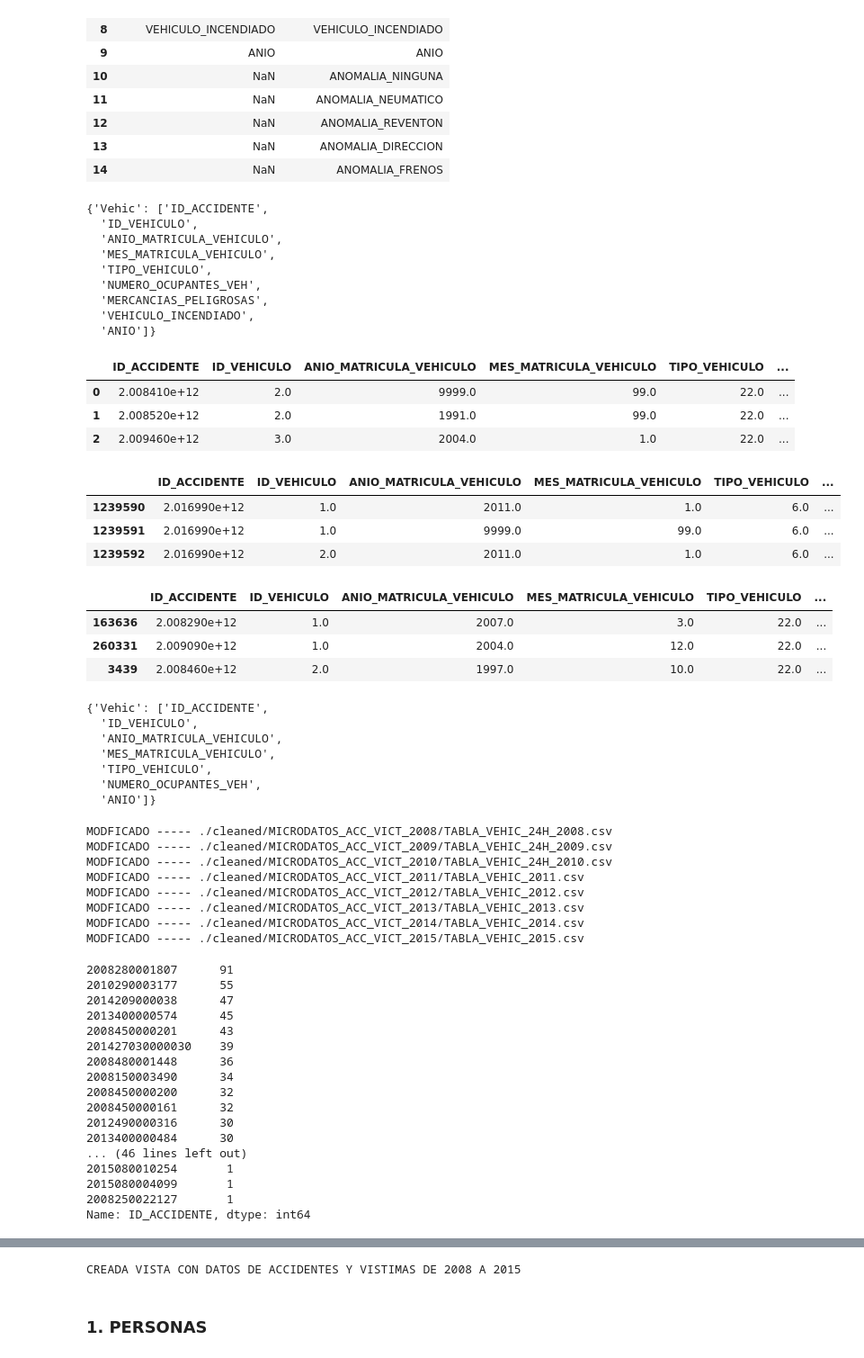
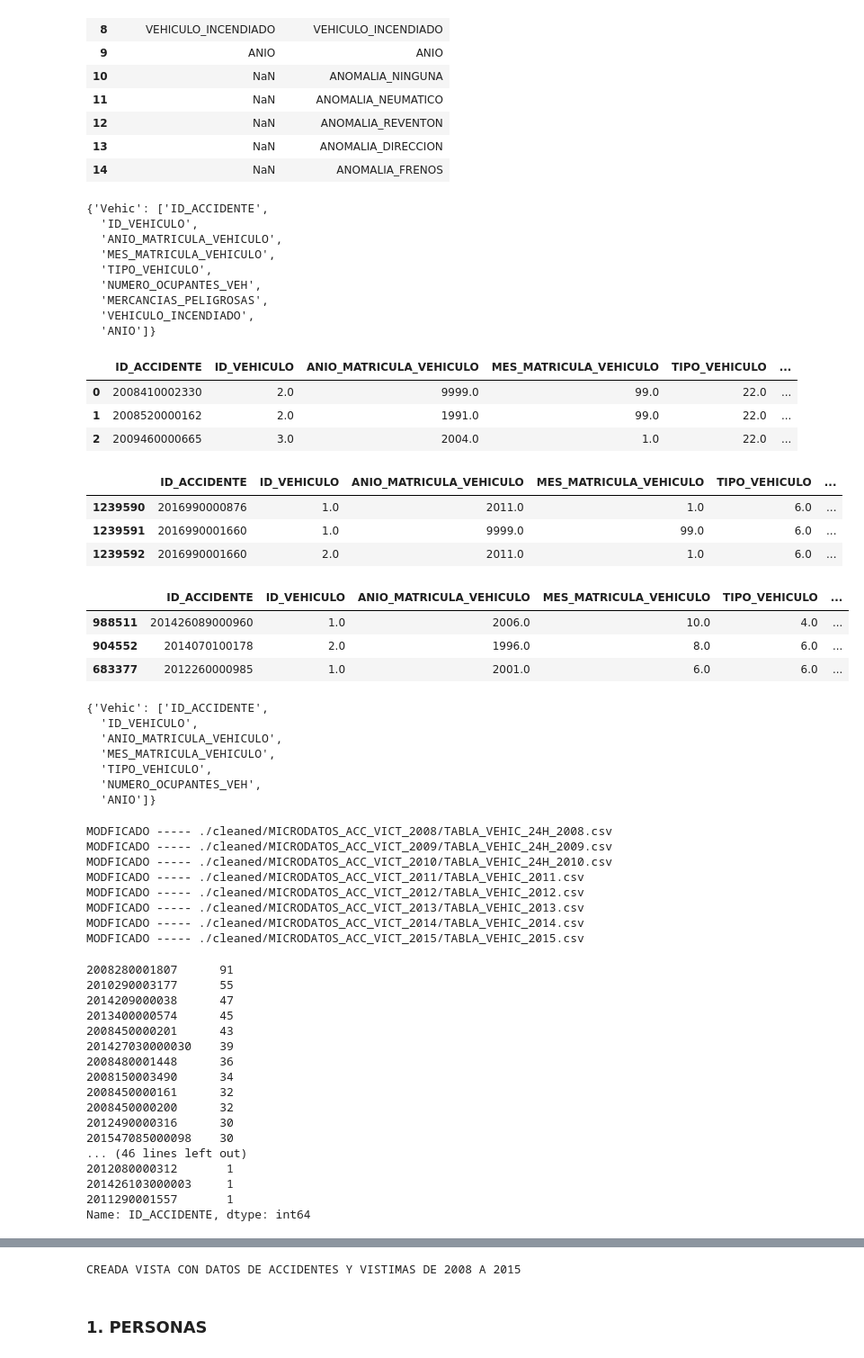
Before and after one commit to Rafaelmdcd/TFM_Kschool_Rafa_Martinez, a Jupyter notebook: TFM_DGT.ipynb, the cells around one changed output, grey strips where cells are left out. Shown: that part at 90% size. Drawn from its saved outputs; the diff is of its cells as text; code cells hidden in the pictures.

```diff
--- a/TFM_DGT.ipynb
+++ b/TFM_DGT.ipynb
@@ -386,7 +386,7 @@ df_all_years=pd.DataFrame(index=None, columns=dic_all_headers['Vehic'])
 
 #Cargo cada csv y concateno
 for file in dic_all_files['Vehic']:
-    df_vehic=pd.read_csv(file,delimiter=';',usecols=dic_all_headers['Vehic'],encoding="ISO-8859-1")
+    df_vehic=pd.read_csv(file,delimiter=';',usecols=dic_all_headers['Vehic'],encoding="ISO-8859-1",dtype={'ID_ACCIDENTE': object})
     #relleno los nulos con 999
     df_vehic.fillna(999,inplace=True)
     df_all_years=pd.concat([df_all_years,df_vehic],ignore_index=True)
@@ -419,51 +419,52 @@ dic_all_headers
 df_all_years=pd.DataFrame(index=None, columns=dic_all_headers['Vehic'])
 
 for file in dic_all_files['Vehic']:
-    df_vehic=pd.read_csv(file,delimiter=';',usecols=dic_all_headers['Vehic'],encoding="ISO-8859-1")
+    df_vehic=pd.read_csv(file,delimiter=';',usecols=dic_all_headers['Vehic'],encoding="ISO-8859-1",dtype={'ID_ACCIDENTE': object})
     #relleno los nulos con 999
     df_vehic.fillna(999,inplace=True)
     for col in df_vehic.columns:
         if df_vehic[col].dtype !='O':
             df_vehic.ix[(df_vehic[col]==999), col]=df_vehic[col][df_vehic[col]!=999].median()
 
 
     df_vehic.to_csv(file,index=False,sep=";",encoding="ISO-8859-1")
     df_all_years=pd.concat([df_all_years,df_vehic],ignore_index=True)
     print("MODFICADO ----- "+file)
 
+
 #Convierto tambien los numericos de la vista tipo float a enteros
 #Compruebo que me ha sustituido correctamente los 999 por la mediana.
 for col in df_all_years.columns:
-        if df_all_years[col].dtype !='O':
-            df_all_years[col]=df_all_years[col].astype(int)
-            df_all_years[col].value_counts(dropna=False)
+    if df_all_years[col].dtype !='O':
+        df_all_years[col]=df_all_years[col].astype(int)
+    df_all_years[col].value_counts(dropna=False)
 
 
 df_all_years.to_csv("./cleaned/view_vehic_08_15.csv",index=False,sep=";",encoding="ISO-8859-1")
 print("CREADA VISTA CON DATOS DE ACCIDENTES Y VISTIMAS DE 2008 A 2015")
 ########   FIN DEL PROCESAMIENTO DE LOS DATASET DE VEHICULOS #########
 # %% [output]
 {'Vehic': ['ID_ACCIDENTE',
   'ID_VEHICULO',
   'ANIO_MATRICULA_VEHICULO',
   'MES_MATRICULA_VEHICULO',
   'TIPO_VEHICULO',
   'NUMERO_OCUPANTES_VEH',
   'MERCANCIAS_PELIGROSAS',
   'VEHICULO_INCENDIADO',
   'ANIO']}
 |  | ID_ACCIDENTE | ID_VEHICULO | ANIO_MATRICULA_VEHICULO | MES_MATRICULA_VEHICULO | TIPO_VEHICULO | ... |
-| 0 | 2.008410e+12 | 2.0 | 9999.0 | 99.0 | 22.0 | ... |
-| 1 | 2.008520e+12 | 2.0 | 1991.0 | 99.0 | 22.0 | ... |
-| 2 | 2.009460e+12 | 3.0 | 2004.0 | 1.0 | 22.0 | ... |
+| 0 | 2008410002330 | 2.0 | 9999.0 | 99.0 | 22.0 | ... |
+| 1 | 2008520000162 | 2.0 | 1991.0 | 99.0 | 22.0 | ... |
+| 2 | 2009460000665 | 3.0 | 2004.0 | 1.0 | 22.0 | ... |
 |  | ID_ACCIDENTE | ID_VEHICULO | ANIO_MATRICULA_VEHICULO | MES_MATRICULA_VEHICULO | TIPO_VEHICULO | ... |
-| 1239590 | 2.016990e+12 | 1.0 | 2011.0 | 1.0 | 6.0 | ... |
-| 1239591 | 2.016990e+12 | 1.0 | 9999.0 | 99.0 | 6.0 | ... |
-| 1239592 | 2.016990e+12 | 2.0 | 2011.0 | 1.0 | 6.0 | ... |
+| 1239590 | 2016990000876 | 1.0 | 2011.0 | 1.0 | 6.0 | ... |
+| 1239591 | 2016990001660 | 1.0 | 9999.0 | 99.0 | 6.0 | ... |
+| 1239592 | 2016990001660 | 2.0 | 2011.0 | 1.0 | 6.0 | ... |
 |  | ID_ACCIDENTE | ID_VEHICULO | ANIO_MATRICULA_VEHICULO | MES_MATRICULA_VEHICULO | TIPO_VEHICULO | ... |
-| 163636 | 2.008290e+12 | 1.0 | 2007.0 | 3.0 | 22.0 | ... |
-| 260331 | 2.009090e+12 | 1.0 | 2004.0 | 12.0 | 22.0 | ... |
-| 3439 | 2.008460e+12 | 2.0 | 1997.0 | 10.0 | 22.0 | ... |
+| 988511 | 201426089000960 | 1.0 | 2006.0 | 10.0 | 4.0 | ... |
+| 904552 | 2014070100178 | 2.0 | 1996.0 | 8.0 | 6.0 | ... |
+| 683377 | 2012260000985 | 1.0 | 2001.0 | 6.0 | 6.0 | ... |
 {'Vehic': ['ID_ACCIDENTE',
   'ID_VEHICULO',
   'ANIO_MATRICULA_VEHICULO',
@@ -487,14 +488,14 @@ MODFICADO ----- ./cleaned/MICRODATOS_ACC_VICT_2015/TABLA_VEHIC_2015.csv
 201427030000030    39
 2008480001448      36
 2008150003490      34
+2008450000161      32
 2008450000200      32
-2008450000161      32
 2012490000316      30
-2013400000484      30
+201547085000098    30
 ... (46 lines left out)
-2015080010254       1
-2015080004099       1
-2008250022127       1
+2012080000312       1
+201426103000003     1
+2011290001557       1
 Name: ID_ACCIDENTE, dtype: int64
 1     710054
 2     438466
```
Also changed, not shown: parts of 11 cells of this notebook, 1 other file.
